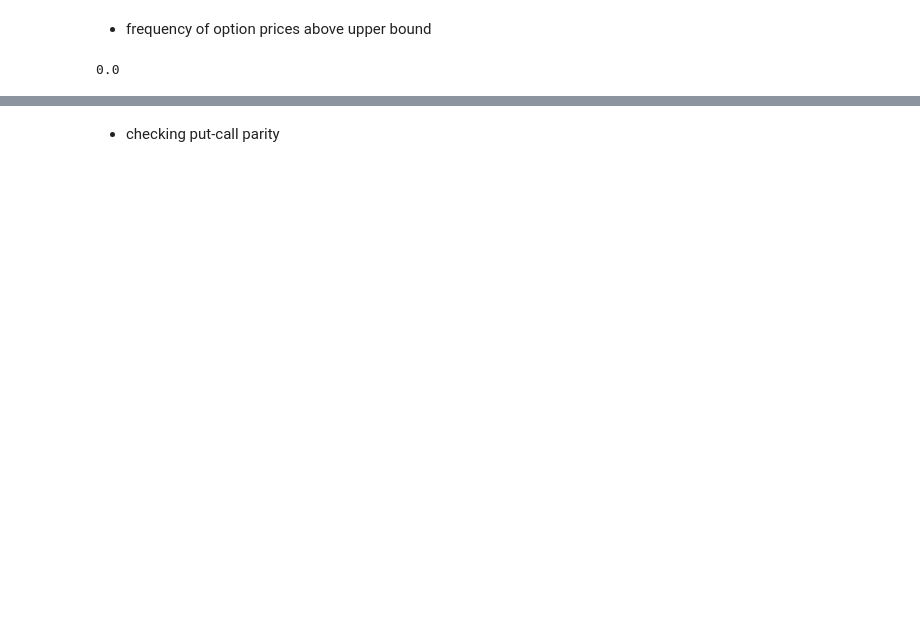
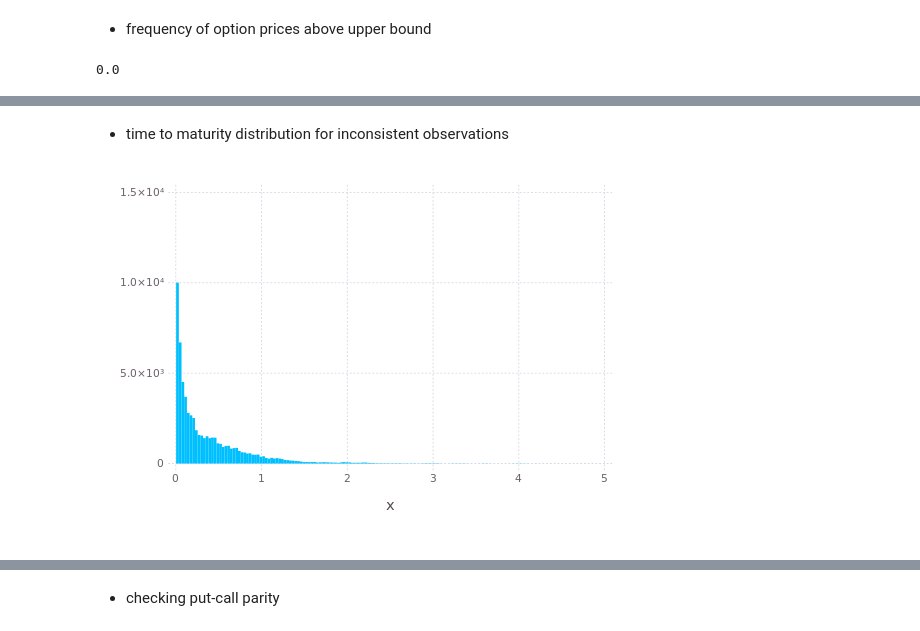
Before and after one commit to JuliaFinMetriX/option_prices, a Jupyter notebook: notebooks/option_price_consistencies.ipynb, the cells around one changed output, grey strips where cells are left out. Saved outputs shown, nothing was run; the diff lists cells and outputs as text; code cells hidden in the pictures; blank space fills up the shorter version.

Commit message:
price inconsistencies script added

```diff
--- a/notebooks/option_price_consistencies.ipynb
+++ b/notebooks/option_price_consistencies.ipynb
@@ -98,0 +98,7 @@ sum(consistData[:Price] .> consistData[:UpBound])/size(consistData, 1)
+# %%
+inconsistPrices = consistData[:Price] .< consistData[:LowBound]
+
+nInconCalls = sum(consistData[:IsCall] & inconsistPrices)/nObs
+nInconPuts = sum(!consistData[:IsCall] & inconsistPrices)/nObs
+
+(nInconCalls, nInconPuts)
@@ -98,0 +109,4 @@ sum(consistData[:Price] .> consistData[:UpBound])/size(consistData, 1)
+# %%
+inconsistData = consistData[inconsistPrices, :]
+
+head(inconsistData)
@@ -98,0 +134,2 @@ sum(consistData[:Price] .> consistData[:UpBound])/size(consistData, 1)
+# %%
+ttm = inconsistData[:Time_to_Maturity]
@@ -98,0 +154,7 @@ sum(consistData[:Price] .> consistData[:UpBound])/size(consistData, 1)
+# %% [markdown]
+- time to maturity distribution for inconsistent observations
+# %%
+using Gadfly
+Gadfly.plot(x=convert(Array, ttm), Gadfly.Geom.histogram)
+# %% [output]
+[figure, added]
```
Also changed, not shown: parts of 30 cells of this notebook.
